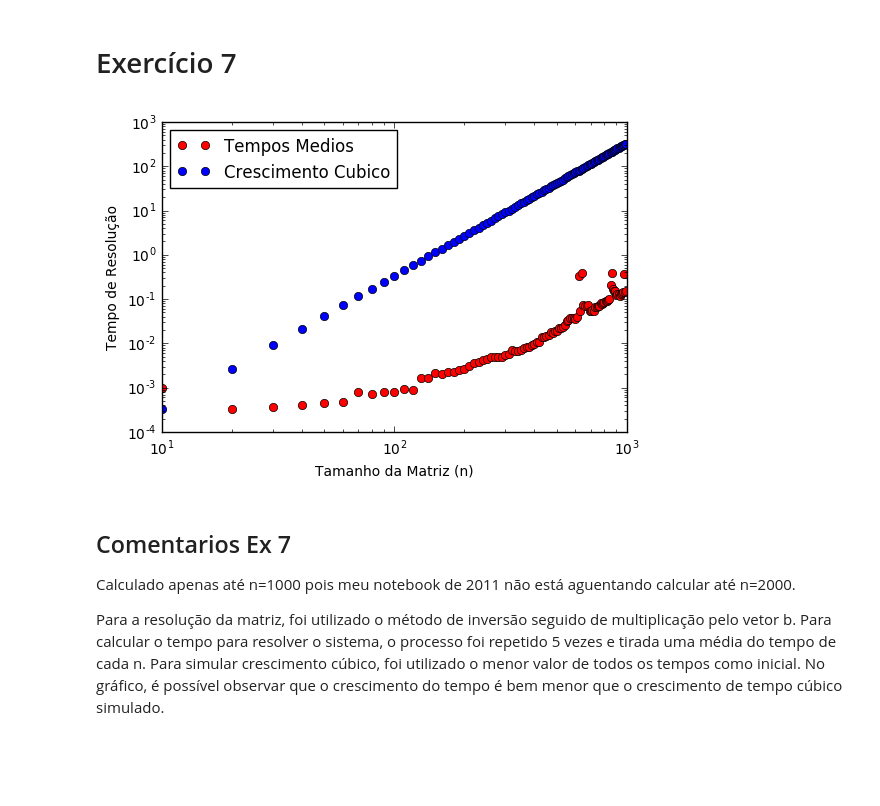
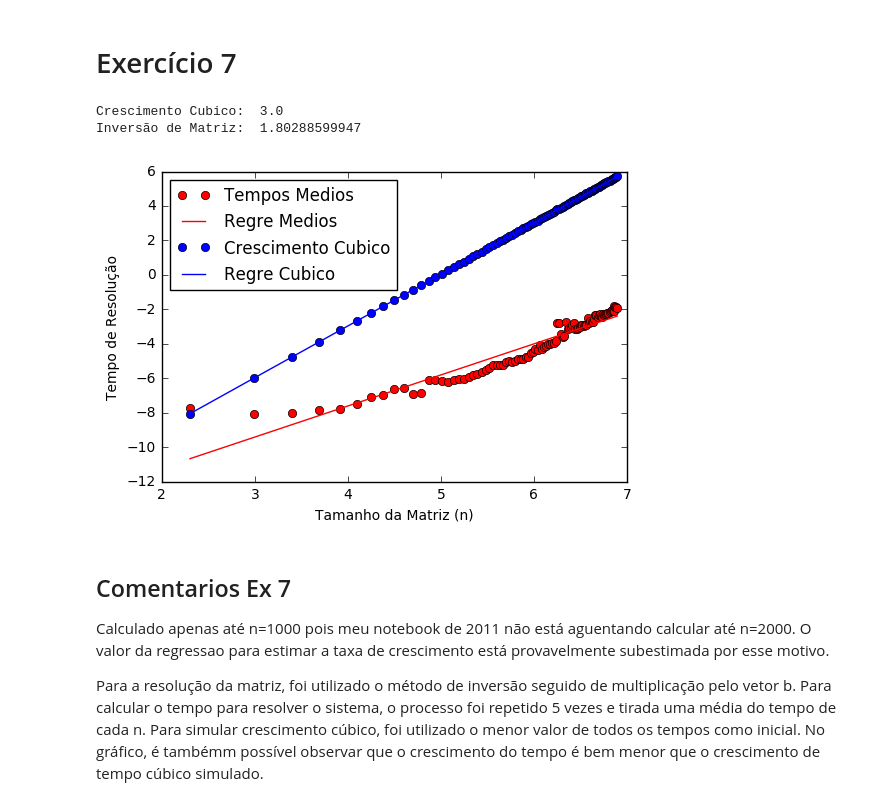
Before and after one commit to Wangbarros/Mestrado-EMAp, a Jupyter notebook: AlgebraLinear/Lista 0.ipynb, the cells around one changed output. Cells and saved outputs as stored; diff of their text form; code cells hidden in the pictures; blank space fills up the shorter version.

Commit message:
Adicionada regressao linear na Lista0

```diff
--- a/AlgebraLinear/Lista 0.ipynb
+++ b/AlgebraLinear/Lista 0.ipynb
@@ -71,6 +71,11 @@ print(scipy.linalg.solve_triangular(matriz, lista_b))
 ## Comentários Ex 6
 
 Na função resolve_triangular() é possível observar que são utilizados dois loops de tipo for. O primeiro deles, para passar nas linhas da matriz e o segundo nas colunas da matriz. Como o segundo loop está "dentro" do primeiro, ele é executado para as todas as (n) colunas para cada uma das (n) linhas. Logo, esse algoritmo tem complexidade n^2
+# %%
+def tolog(x):
+    for index in range(0,len(x)):
+        x[index] = math.log(x[index])
+    return (x)
 # %% [markdown]
 # Exercício 7
 # %%
@@ -92,40 +97,59 @@ for i in range(0,loops_media):
         lista_matrizes.append(np.matrix(np.random.random((valor_inicial,valor_inicial))))
         lista_b.append(np.matrix(np.random.random((valor_inicial,1))))
         lista_n.append(valor_inicial)
         valor_inicial = valor_inicial + 10
 
     for index in range(0,len(lista_n)):
 
         #Calculando tempo para a inversão da matriz e multiplicação pelo vetor b
         tempo_inicial = time.time()
         a  = (lista_matrizes[index].I)*(lista_b[index])
         tempo_final = time.time()
 
         lista_tempos.append(tempo_final-tempo_inicial)
 
     for index in range(0,len(lista_tempos)):
         tempos_medios[index] = tempos_medios[index] + lista_tempos[index]
 
 for index in range(0,len(tempos_medios)):
     tempos_medios[index] = tempos_medios[index]/loops_media
 
 #Simulando crescimento cubico a partir do menor valor do tempo médio
 a = min(tempos_medios)/(10**3)
 crescimento_cubico = [(a*(n**3)) for n in lista_n]
 
-plt.loglog(lista_n,tempos_medios,'ro')
-plt.loglog(lista_n,crescimento_cubico,'bo')
+lista_n = tolog(lista_n)
+tempos_medios = tolog(tempos_medios)
+crescimento_cubico = tolog(crescimento_cubico)
+
+coef_tempos = np.polyfit(lista_n,tempos_medios,deg=1)
+poly_tempos = np.poly1d(coef_tempos)
+
+coef_cubico = np.polyfit(lista_n,crescimento_cubico,deg=1)
+poly_cubico = np.poly1d(coef_cubico)
+
+print ('Crescimento Cubico: ',coef_cubico[0])
+print ('Inversão de Matriz: ',coef_tempos[0])
+
+
+plt.plot(lista_n,tempos_medios,'ro')
+plt.plot(lista_n, poly_tempos(lista_n), color='r')
+plt.plot(lista_n,crescimento_cubico,'bo')
+plt.plot(lista_n, poly_cubico(lista_n), color='b')
 plt.xlabel('Tamanho da Matriz (n)')
 plt.ylabel('Tempo de Resolução')
 
-plt.legend(['Tempos Medios', 'Crescimento Cubico'], loc='best')
+plt.legend(['Tempos Medios', 'Regre Medios', 'Crescimento Cubico',
+           'Regre Cubico'], loc='best')
 
 plt.show()
 # %% [output]
+Crescimento Cubico:  3.0
+Inversão de Matriz:  1.80288599947
-[figure, old version]
+[figure, new version]
 # %% [markdown]
 ## Comentarios Ex 7
 
-Calculado apenas até n=1000 pois meu notebook de 2011 não está aguentando calcular até n=2000.
+Calculado apenas até n=1000 pois meu notebook de 2011 não está aguentando calcular até n=2000. O valor da regressao para estimar a taxa de crescimento está provavelmente subestimada por esse motivo.
 
-Para a resolução da matriz, foi utilizado o método de inversão seguido de multiplicação pelo vetor b. Para calcular o tempo para resolver o sistema, o processo foi repetido 5 vezes e tirada uma média do tempo de cada n. Para simular crescimento cúbico, foi utilizado o menor valor de todos os tempos como inicial. No gráfico, é possível observar que o crescimento do tempo é bem menor que o crescimento de tempo cúbico simulado.
+Para a resolução da matriz, foi utilizado o método de inversão seguido de multiplicação pelo vetor b. Para calcular o tempo para resolver o sistema, o processo foi repetido 5 vezes e tirada uma média do tempo de cada n. Para simular crescimento cúbico, foi utilizado o menor valor de todos os tempos como inicial. No gráfico, é tambémm possível observar que o crescimento do tempo é bem menor que o crescimento de tempo cúbico simulado.
```
Also changed, not shown: parts of 1 cell of this notebook.
